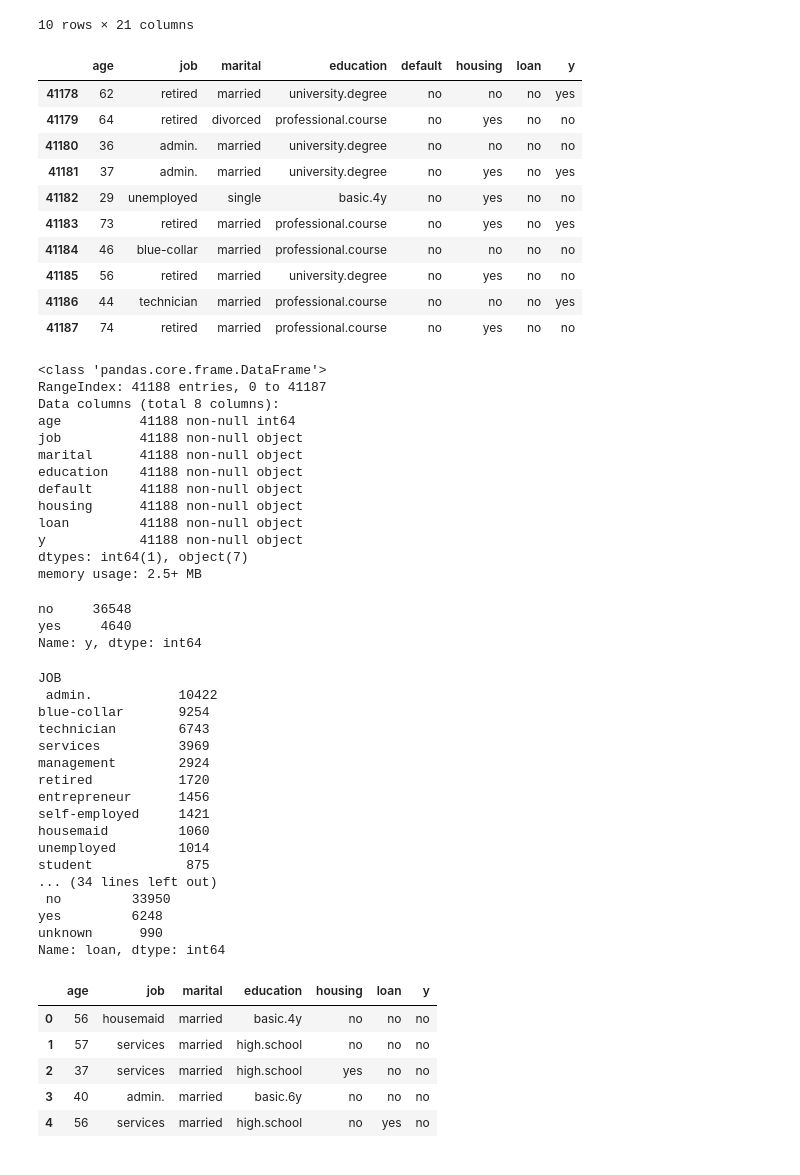
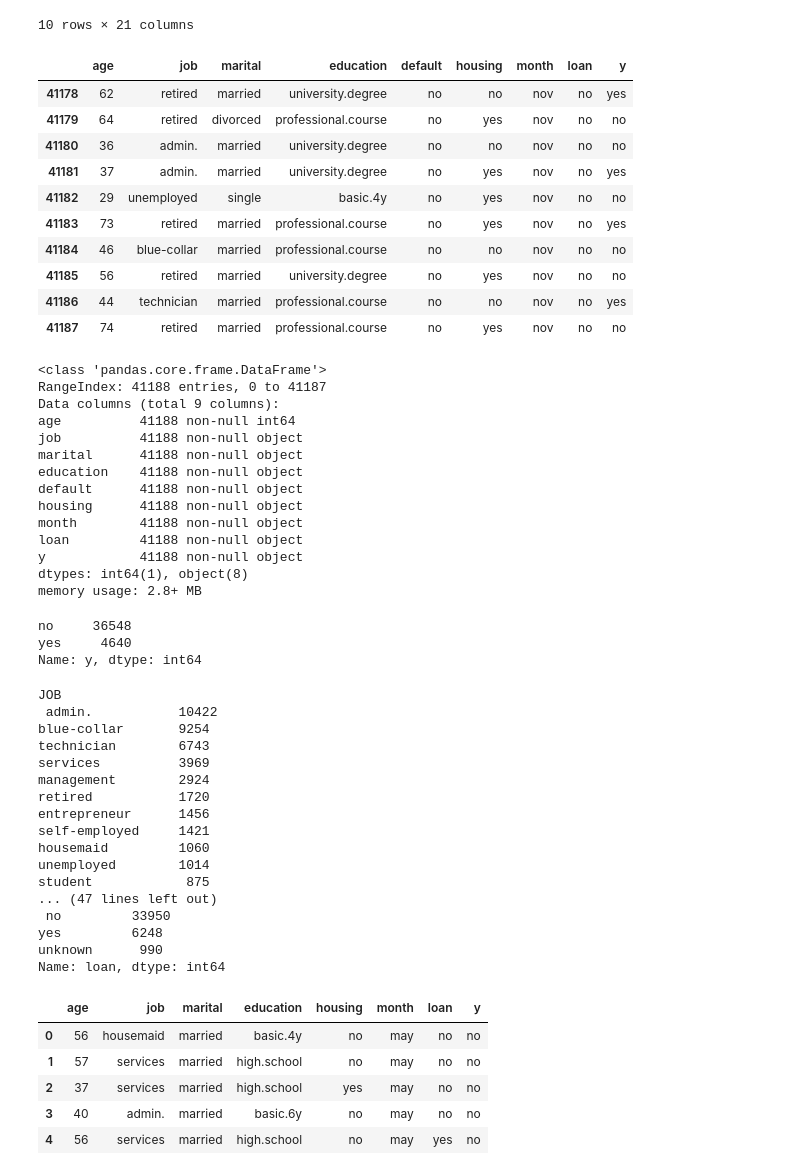
Before and after one commit to umitkaanusta/ML_Studies, a Jupyter notebook: Classification/Classification_Practice1.ipynb, the cells around one changed output. Cells and saved outputs as stored; diff of their text form; code cells hidden in the pictures.

```diff
--- a/Classification/Classification_Practice1.ipynb
+++ b/Classification/Classification_Practice1.ipynb
@@ -76,38 +76,39 @@ df.head(10)
 # %%
 # Pre-processing and feature selection
 # We will build a model considering variables related to the customer itself.
 # Therefore the accuracy of the model shows the explanatoriness of the chosen features.
 
-df = df[["age", "job", "marital", "education", "default", "housing", "loan", "y"]]
+df = df[["age", "job", "marital", "education", "default", "housing", "month", "loan", "y"]]
 df.tail(10)
 # %% [output]
-|  | age | job | marital | education | default | housing | loan | y |
-| 41178 | 62 | retired | married | university.degree | no | no | no | yes |
-| 41179 | 64 | retired | divorced | professional.course | no | yes | no | no |
-| 41180 | 36 | admin. | married | university.degree | no | no | no | no |
-| 41181 | 37 | admin. | married | university.degree | no | yes | no | yes |
-| 41182 | 29 | unemployed | single | basic.4y | no | yes | no | no |
-| 41183 | 73 | retired | married | professional.course | no | yes | no | yes |
-| 41184 | 46 | blue-collar | married | professional.course | no | no | no | no |
-| 41185 | 56 | retired | married | university.degree | no | yes | no | no |
-| 41186 | 44 | technician | married | professional.course | no | no | no | yes |
-| 41187 | 74 | retired | married | professional.course | no | yes | no | no |
+|  | age | job | marital | education | default | housing | month | loan | y |
+| 41178 | 62 | retired | married | university.degree | no | no | nov | no | yes |
+| 41179 | 64 | retired | divorced | professional.course | no | yes | nov | no | no |
+| 41180 | 36 | admin. | married | university.degree | no | no | nov | no | no |
+| 41181 | 37 | admin. | married | university.degree | no | yes | nov | no | yes |
+| 41182 | 29 | unemployed | single | basic.4y | no | yes | nov | no | no |
+| 41183 | 73 | retired | married | professional.course | no | yes | nov | no | yes |
+| 41184 | 46 | blue-collar | married | professional.course | no | no | nov | no | no |
+| 41185 | 56 | retired | married | university.degree | no | yes | nov | no | no |
+| 41186 | 44 | technician | married | professional.course | no | no | nov | no | yes |
+| 41187 | 74 | retired | married | professional.course | no | yes | nov | no | no |
 # %%
 df.info()
 # %% [output]
 <class 'pandas.core.frame.DataFrame'>
 RangeIndex: 41188 entries, 0 to 41187
-Data columns (total 8 columns):
+Data columns (total 9 columns):
 age          41188 non-null int64
 job          41188 non-null object
 marital      41188 non-null object
 education    41188 non-null object
 default      41188 non-null object
 housing      41188 non-null object
+month        41188 non-null object
 loan         41188 non-null object
 y            41188 non-null object
-dtypes: int64(1), object(7)
-memory usage: 2.5+ MB
+dtypes: int64(1), object(8)
+memory usage: 2.8+ MB
 # %%
 df["y"].value_counts()
 # %% [output]
@@ -132,7 +133,7 @@ self-employed     1421
 housemaid         1060
 unemployed        1014
 student            875
-... (34 lines left out)
+... (47 lines left out)
  no         33950
 yes         6248
 unknown      990
@@ -141,18 +142,18 @@ Name: loan, dtype: int64
 # Seeing that most of the customers have either "no" or "unknown" default, we can adjust our feature selection
 # Then we'll get rid of unknown values since they are very rare
 
-df = df[["age", "job", "marital", "education", "housing", "loan", "y"]]
+df = df[["age", "job", "marital", "education", "housing", "month", "loan", "y"]]
 df.replace("unknown", value=np.NaN, inplace=True)
 df = df.dropna()
 
 df.head()
 # %% [output]
-|  | age | job | marital | education | housing | loan | y |
-| 0 | 56 | housemaid | married | basic.4y | no | no | no |
-| 1 | 57 | services | married | high.school | no | no | no |
-| 2 | 37 | services | married | high.school | yes | no | no |
-| 3 | 40 | admin. | married | basic.6y | no | no | no |
-| 4 | 56 | services | married | high.school | no | yes | no |
+|  | age | job | marital | education | housing | month | loan | y |
+| 0 | 56 | housemaid | married | basic.4y | no | may | no | no |
+| 1 | 57 | services | married | high.school | no | may | no | no |
+| 2 | 37 | services | married | high.school | yes | may | no | no |
+| 3 | 40 | admin. | married | basic.6y | no | may | no | no |
+| 4 | 56 | services | married | high.school | no | may | yes | no |
 # %%
 df.info()
 # %% [output]
```
Also changed, not shown: parts of 7 cells of this notebook.
